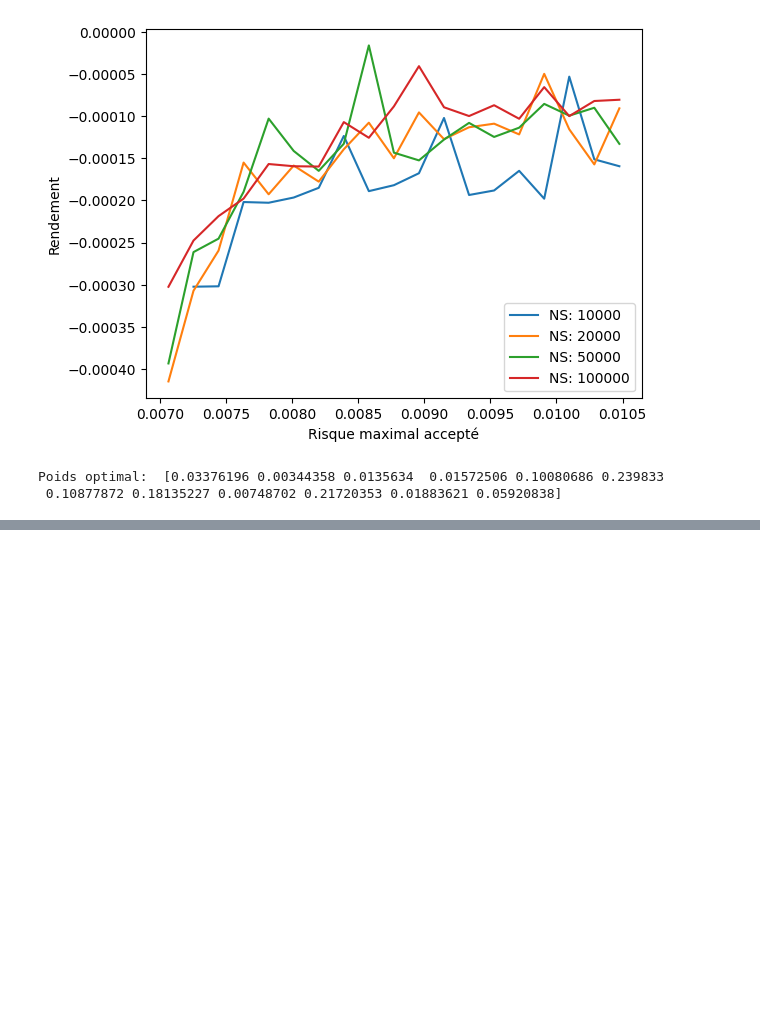
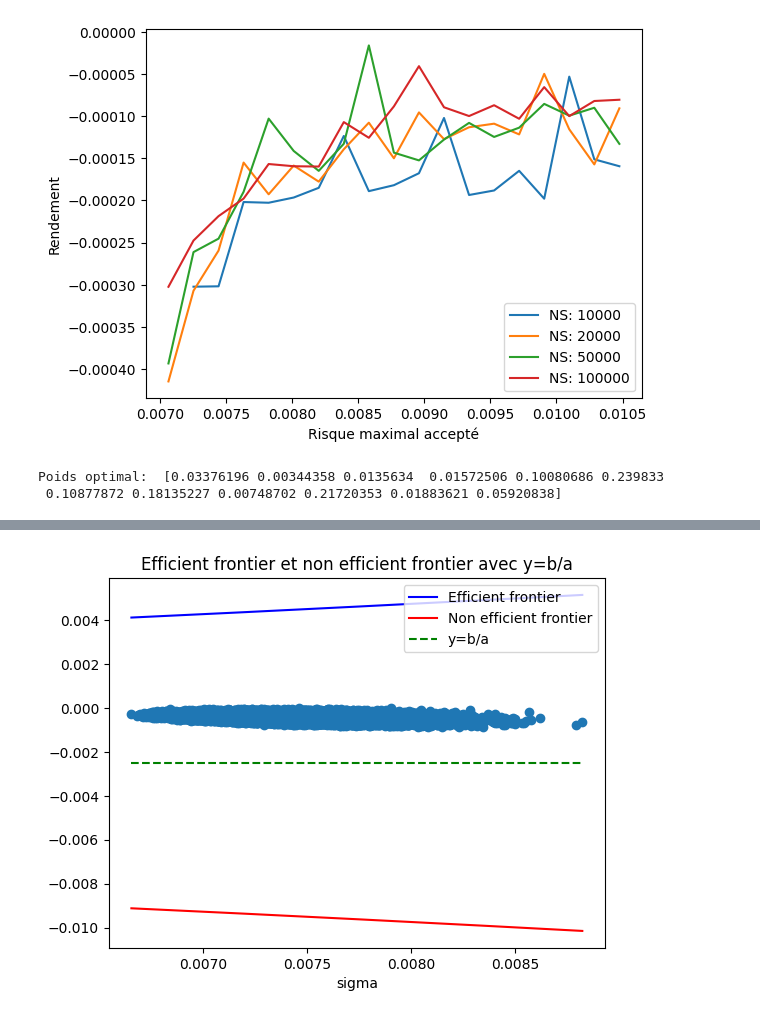
Before and after one commit to yangjoanne216/FinanceMarche, a Jupyter notebook: Main.ipynb, the cells around one changed output, grey strips where cells are left out. Drawn from its saved outputs; the diff is of its cells as text; code cells hidden in the pictures; blank space fills up the shorter version.

```diff
--- a/Main.ipynb
+++ b/Main.ipynb
@@ -280,0 +332,16 @@ for k in ks:
+# %%
+file_list = glob.glob("new actions/*.xlsm")
+for file in file_list:
+    BD.append(pd.read_excel(file, engine="openpyxl"))
+
+# ER est un vecteur de taille len(BD) qui contient les rendements moyens des len(BD) actions
+ER = np.ones((len(BD), 1))
+for j in range(len(BD)):
+    bd = BD[j]
+    St = [
+        (bd.iloc[i, 3] + bd.iloc[i, 4]) / 2 for i in range(255)
+    ]  # St est le prix moyen de chaque action
+    Rt = [
+        (St[i + 1] / St[i]) - 1 for i in range(254)
+    ]  # Rt est le rendement de chaque action
+    ER[j] = np.mean(Rt)  # ER[j] est le rendement moyen de l'action j
@@ -280,0 +396,20 @@ for k in ks:
+# %%
+x_opt, Espmax, Axe1, Axe2 = get_x_opt(
+    10000, 200000
+)  # On met pour l'instant sigmax à 10000 pour avoir tous les porte-feuilles possible
+
+axesigma = np.linspace(min(Axe1), max(Axe1), 200)
+axeFE = [FE(a, b, sigma, norm) for sigma in axesigma]
+axeFNE = [FNE(a, b, sigma, norm) for sigma in axesigma]
+axeCste = [cste(a, b) for sigma in axesigma]
+
+plt.scatter(Axe1, Axe2)
+plt.title("Efficient frontier et non efficient frontier avec y=b/a")
+plt.plot(axesigma, axeFE, label="Efficient frontier", color="blue")
+plt.plot(axesigma, axeFNE, label="Non efficient frontier", color="red")
+plt.plot(axesigma, axeCste, label="y=b/a", color="green", linestyle="--")
+plt.legend()
+plt.xlabel("sigma")
+plt.show()
+# %% [output]
+[figure, added]
```
Also changed, not shown: parts of 10 cells of this notebook, 1 other file.
